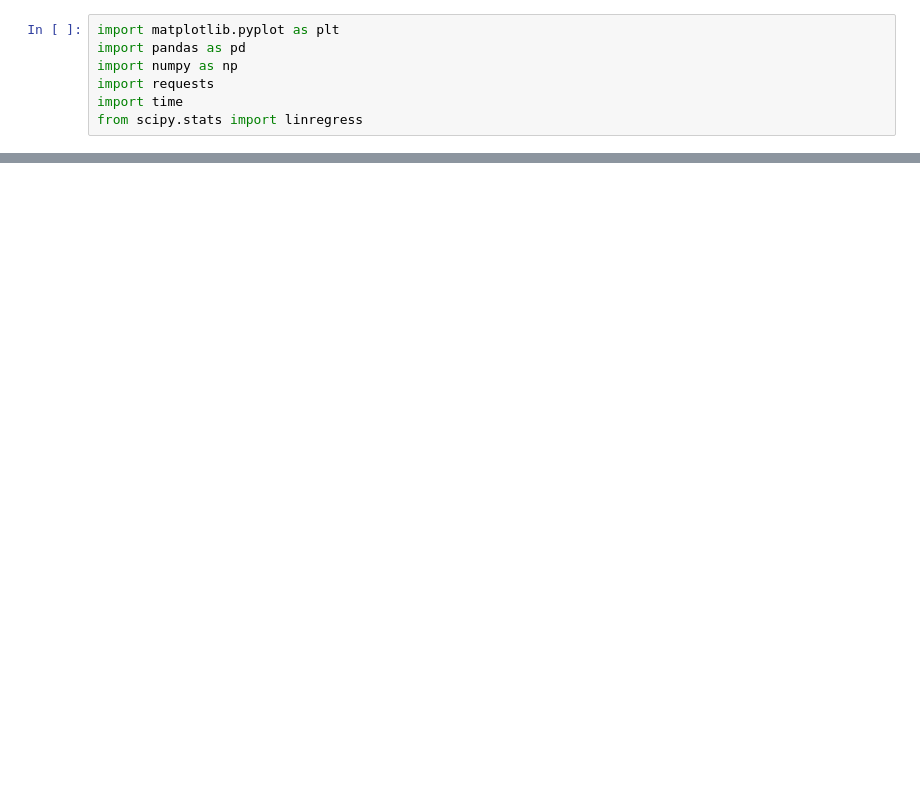
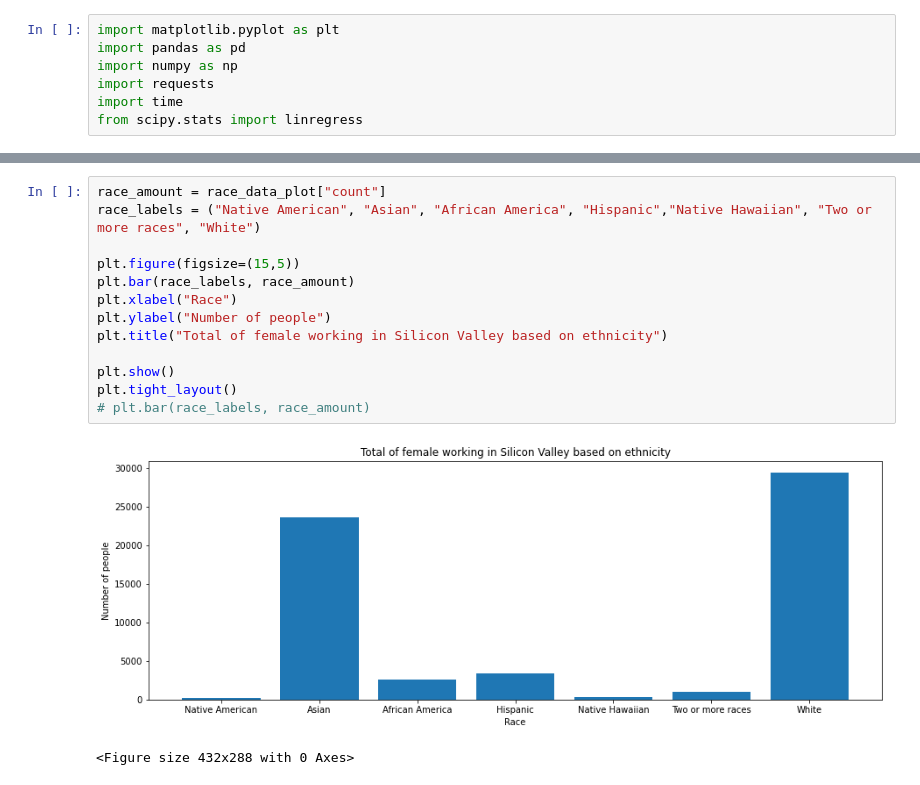
Before and after one commit to tritchlin/group-project1, a Jupyter notebook: project1.ipynb, the cells around one changed output, grey strips where cells are left out. Cells and saved outputs as stored; diff of their text form; blank space fills up the shorter version.

```diff
--- a/project1.ipynb
+++ b/project1.ipynb
@@ -60,0 +48,16 @@ race_data.sum().to_frame()
+# %%
+race_amount = race_data_plot["count"]
+race_labels = ("Native American", "Asian", "African America", "Hispanic","Native Hawaiian", "Two or more races", "White")
+
+plt.figure(figsize=(15,5))
+plt.bar(race_labels, race_amount)
+plt.xlabel("Race")
+plt.ylabel("Number of people")
+plt.title("Total of female working in Silicon Valley based on ethnicity")
+
+plt.show()
+plt.tight_layout()
+# plt.bar(race_labels, race_amount)
+# %% [output]
+[figure, added]
+<Figure size 432x288 with 0 Axes>
```
Also changed, not shown: parts of 3 cells of this notebook, 1 other file.
